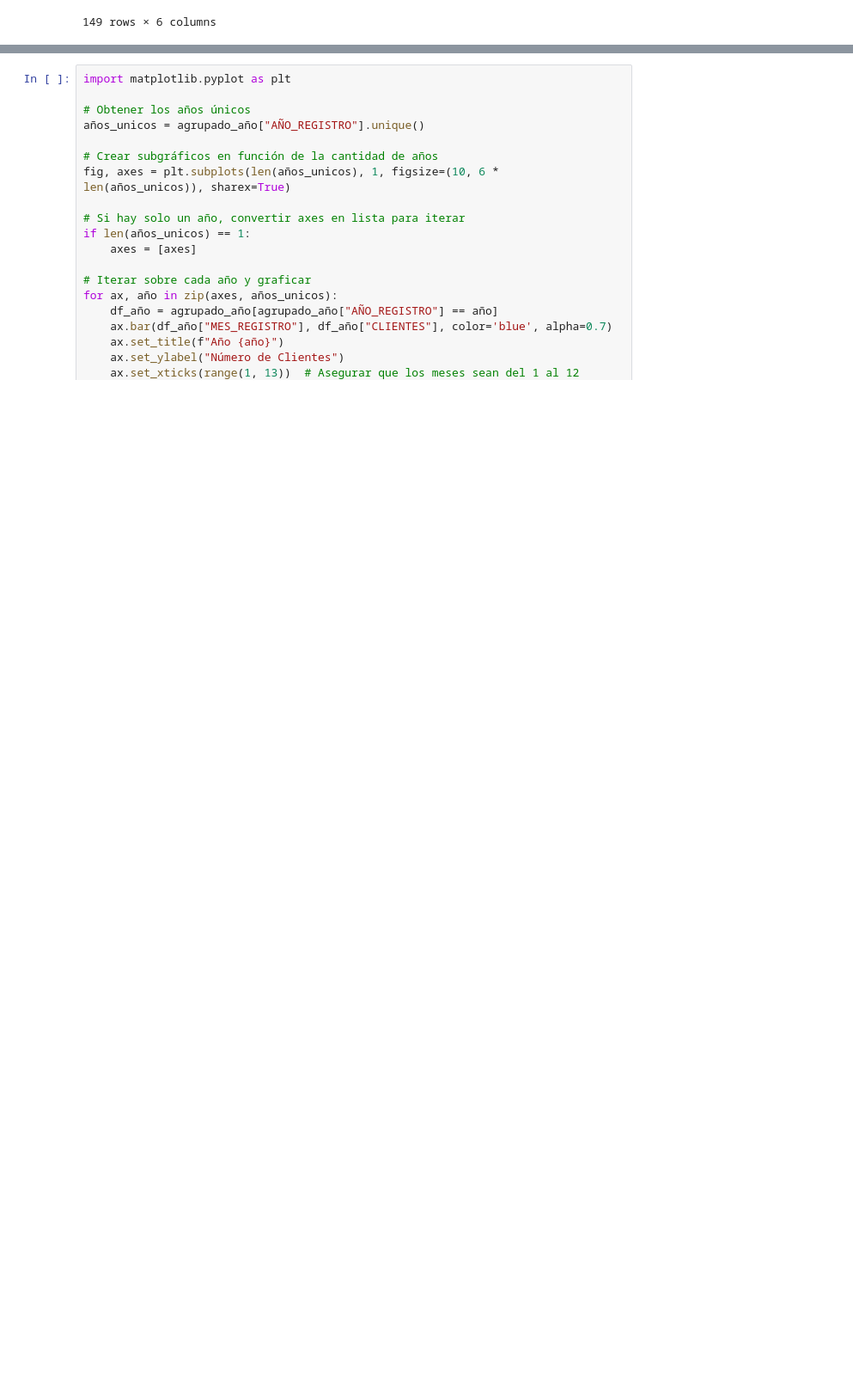
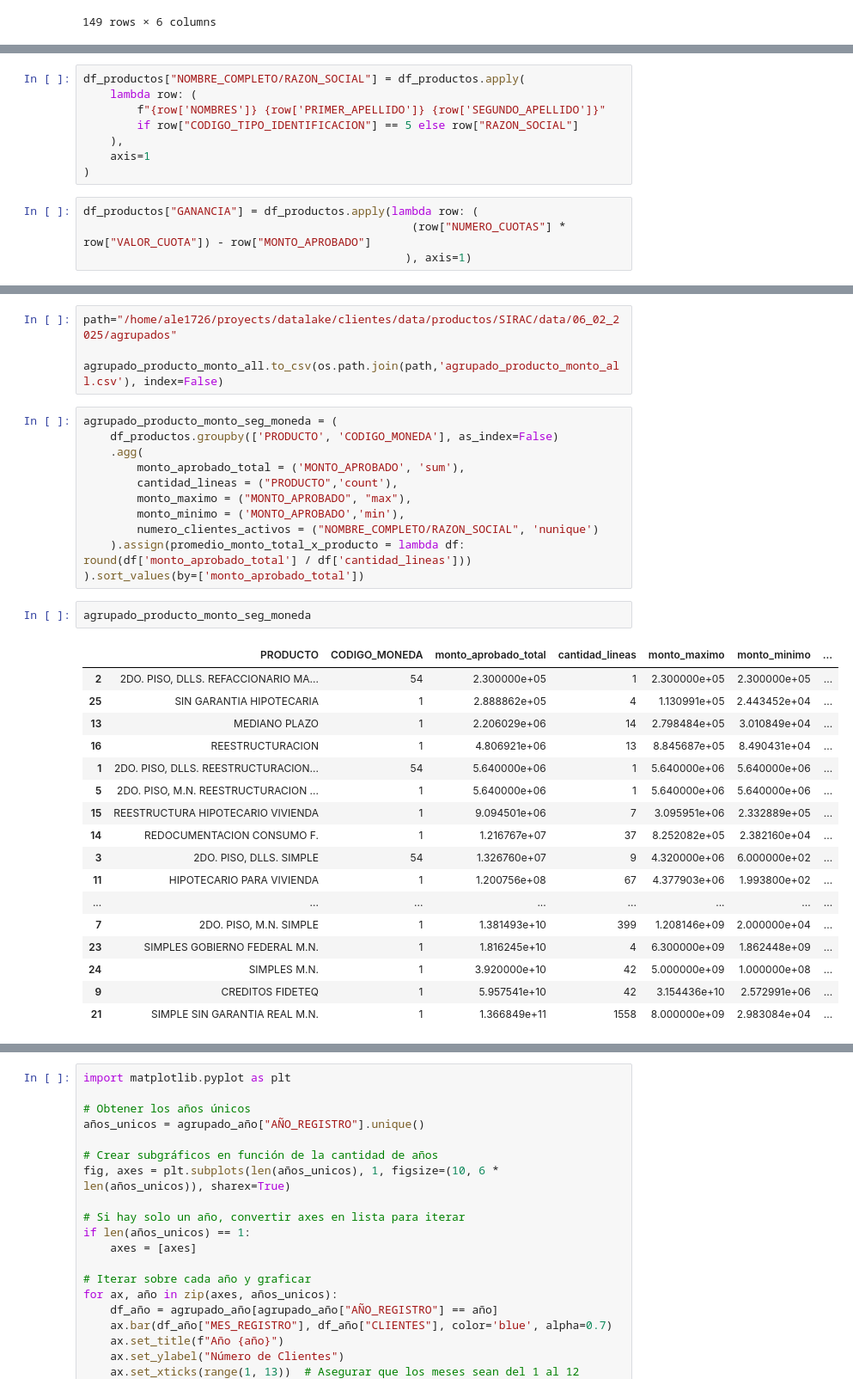
Before and after one commit to Ale1726/clientes_eda, a Jupyter notebook: productos_sirac.ipynb, the cells around one changed output, grey strips where cells are left out. Shown at 86% size. Drawn from its saved outputs; the diff is of its cells as text; blank space fills up the shorter version.

```diff
--- a/productos_sirac.ipynb
+++ b/productos_sirac.ipynb
@@ -295,0 +287,12 @@ agrupado_año
+# %%
+df_productos["NOMBRE_COMPLETO/RAZON_SOCIAL"] = df_productos.apply(
+    lambda row: (
+        f"{row['NOMBRES']} {row['PRIMER_APELLIDO']} {row['SEGUNDO_APELLIDO']}"
+        if row["CODIGO_TIPO_IDENTIFICACION"] == 5 else row["RAZON_SOCIAL"]
+    ),
+    axis=1
+)
+# %%
+df_productos["GANANCIA"] = df_productos.apply(lambda row: (
+                                                 (row["NUMERO_CUOTAS"] * row["VALOR_CUOTA"]) - row["MONTO_APROBADO"]
+                                                ), axis=1)
@@ -295,0 +654,35 @@ agrupado_año
+# %%
+path="/home/ale1726/proyects/datalake/clientes/data/productos/SIRAC/data/06_02_2025/agrupados"
+
+agrupado_producto_monto_all.to_csv(os.path.join(path,'agrupado_producto_monto_all.csv'), index=False)
+# %%
+agrupado_producto_monto_seg_moneda = (
+    df_productos.groupby(['PRODUCTO', 'CODIGO_MONEDA'], as_index=False)
+    .agg(
+        monto_aprobado_total = ('MONTO_APROBADO', 'sum'),
+        cantidad_lineas = ("PRODUCTO",'count'),
+        monto_maximo = ("MONTO_APROBADO", "max"),
+        monto_minimo = ('MONTO_APROBADO','min'),
+        numero_clientes_activos = ("NOMBRE_COMPLETO/RAZON_SOCIAL", 'nunique')
+    ).assign(promedio_monto_total_x_producto = lambda df: round(df['monto_aprobado_total'] / df['cantidad_lineas']))
+).sort_values(by=['monto_aprobado_total'])
+# %%
+agrupado_producto_monto_seg_moneda
+# %% [output]
+|  | PRODUCTO | CODIGO_MONEDA | monto_aprobado_total | cantidad_lineas | monto_maximo | monto_minimo | ... |
+| 2 | 2DO. PISO, DLLS. REFACCIONARIO MA... | 54 | 2.300000e+05 | 1 | 2.300000e+05 | 2.300000e+05 | ... |
+| 25 | SIN GARANTIA HIPOTECARIA | 1 | 2.888862e+05 | 4 | 1.130991e+05 | 2.443452e+04 | ... |
+| 13 | MEDIANO PLAZO | 1 | 2.206029e+06 | 14 | 2.798484e+05 | 3.010849e+04 | ... |
+| 16 | REESTRUCTURACION | 1 | 4.806921e+06 | 13 | 8.845687e+05 | 8.490431e+04 | ... |
+| 1 | 2DO. PISO, DLLS. REESTRUCTURACION... | 54 | 5.640000e+06 | 1 | 5.640000e+06 | 5.640000e+06 | ... |
+| 5 | 2DO. PISO, M.N. REESTRUCTURACION ... | 1 | 5.640000e+06 | 1 | 5.640000e+06 | 5.640000e+06 | ... |
+| 15 | REESTRUCTURA HIPOTECARIO VIVIENDA | 1 | 9.094501e+06 | 7 | 3.095951e+06 | 2.332889e+05 | ... |
+| 14 | REDOCUMENTACION CONSUMO F. | 1 | 1.216767e+07 | 37 | 8.252082e+05 | 2.382160e+04 | ... |
+| 3 | 2DO. PISO, DLLS. SIMPLE | 54 | 1.326760e+07 | 9 | 4.320000e+06 | 6.000000e+02 | ... |
+| 11 | HIPOTECARIO PARA VIVIENDA | 1 | 1.200756e+08 | 67 | 4.377903e+06 | 1.993800e+02 | ... |
+| ... | ... | ... | ... | ... | ... | ... | ... |
+| 7 | 2DO. PISO, M.N. SIMPLE | 1 | 1.381493e+10 | 399 | 1.208146e+09 | 2.000000e+04 | ... |
+| 23 | SIMPLES GOBIERNO FEDERAL M.N. | 1 | 1.816245e+10 | 4 | 6.300000e+09 | 1.862448e+09 | ... |
+| 24 | SIMPLES M.N. | 1 | 3.920000e+10 | 42 | 5.000000e+09 | 1.000000e+08 | ... |
+| 9 | CREDITOS FIDETEQ | 1 | 5.957541e+10 | 42 | 3.154436e+10 | 2.572991e+06 | ... |
+| 21 | SIMPLE SIN GARANTIA REAL M.N. | 1 | 1.366849e+11 | 1558 | 8.000000e+09 | 2.983084e+04 | ... |
```
Also changed, not shown: parts of 79 cells of this notebook, 3 other files.
